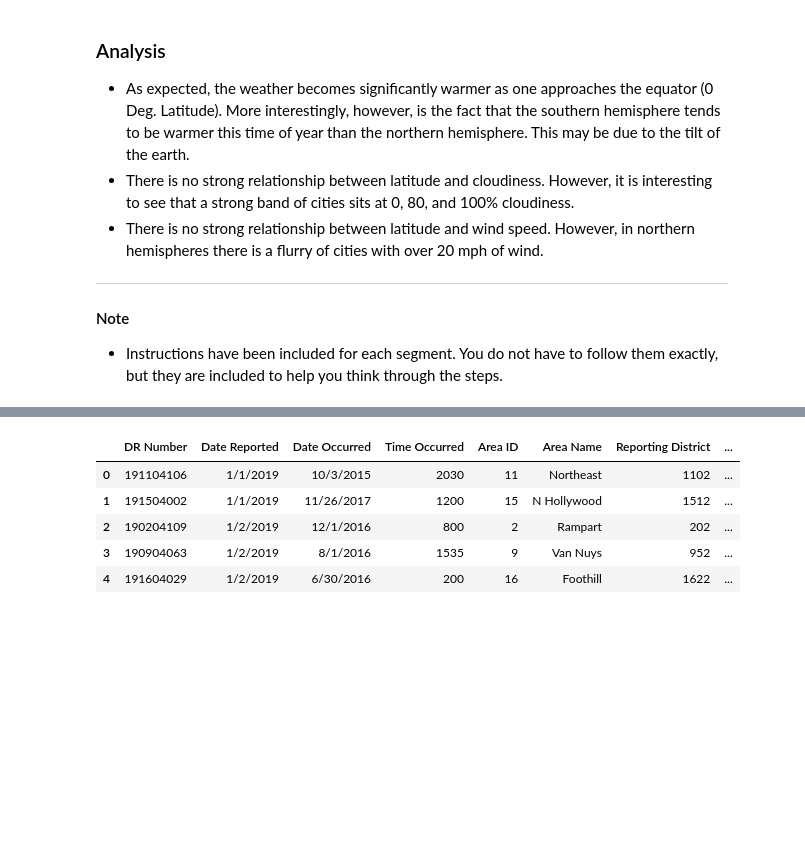
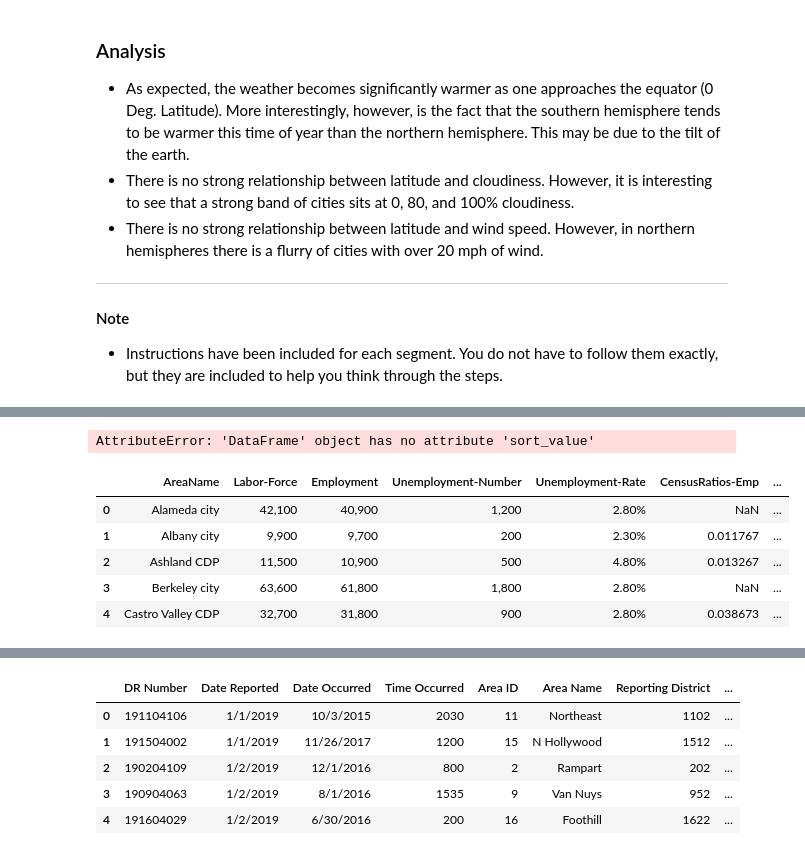
Before and after one commit to lisatian8/python-project1-challenge, a Jupyter notebook: UnemploymentRatePy.ipynb, the cells around one changed output, grey strips where cells are left out. Saved outputs shown, nothing was run; the diff lists cells and outputs as text; code cells hidden in the pictures; blank space fills up the shorter version.

```diff
--- a/UnemploymentRatePy.ipynb
+++ b/UnemploymentRatePy.ipynb
@@ -23,0 +71,27 @@ import plotly.graph_objs as go
+# %%
+sorted_2019 = unemploymentDataFile2019_pd.sort_value("AreaName")
+len(unemploymentDataFile2019_pd["AreaName"])
+#unemploymentDataFile2019_pd["AreaName"]
+
+for i in range(0,len(unemploymentDataFile2019_pd["AreaName"])):
+   print(f'{i}')
+   #print(f'{unemploymentDataFile2019_pd["AreaName"]}')
+#unemploymentDataFile2019_pd.iloc[i,:]
+sorted_2019.loc['Agoura Hills city']
+# %% [output]
+AttributeError: 'DataFrame' object has no attribute 'sort_value'
+# %%
+#2018
+# Save path to data set in a variable
+unemploymentDataFile2018 = "source/unemploymentData/18aasub_csv.csv"
+
+# Use Pandas to read data
+unemploymentDataFile2018_pd = pd.read_csv(unemploymentDataFile2018)
+unemploymentDataFile2018_pd.head()
+# %% [output]
+|  | AreaName | Labor-Force | Employment | Unemployment-Number | Unemployment-Rate | CensusRatios-Emp | ... |
+| 0 | Alameda city | 42,100 | 40,900 | 1,200 | 2.80% | NaN | ... |
+| 1 | Albany city | 9,900 | 9,700 | 200 | 2.30% | 0.011767 | ... |
+| 2 | Ashland CDP | 11,500 | 10,900 | 500 | 4.80% | 0.013267 | ... |
+| 3 | Berkeley city | 63,600 | 61,800 | 1,800 | 2.80% | NaN | ... |
+| 4 | Castro Valley CDP | 32,700 | 31,800 | 900 | 2.80% | 0.038673 | ... |
```
Also changed, not shown: parts of 13 cells of this notebook.
